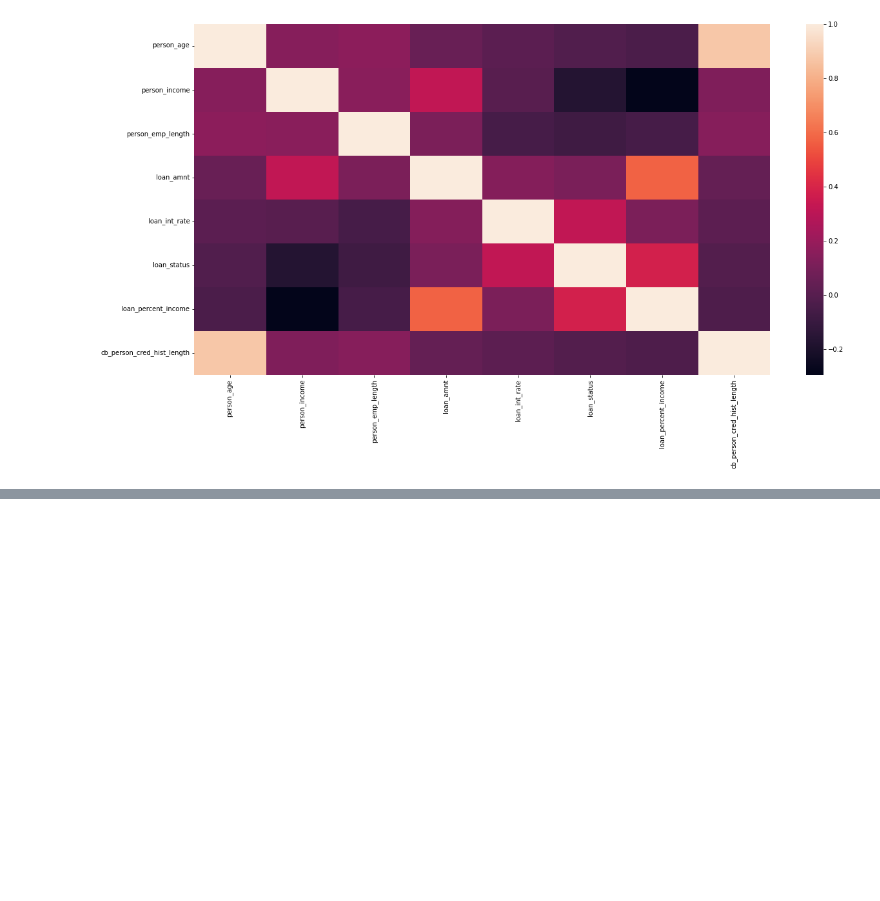
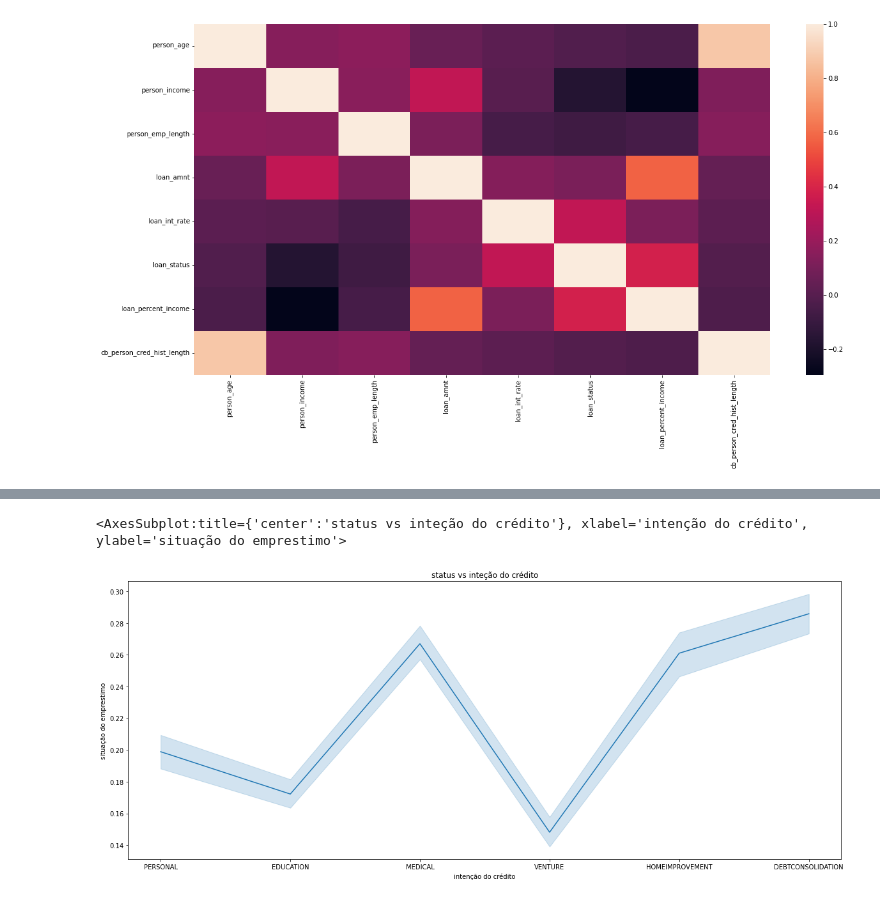
Before and after one commit to DougLeindecker/datascience, a Jupyter notebook: Untitled-1.ipynb, the cells around one changed output, grey strips where cells are left out. Cells and saved outputs as stored; diff of their text form; code cells hidden in the pictures; blank space fills up the shorter version.

```diff
--- a/Untitled-1.ipynb
+++ b/Untitled-1.ipynb
@@ -106,0 +126,10 @@ sns.heatmap(dados3.corr())
+# %%
+#Idade Vs situação da divida
+plt.figure(figsize=(20,8))
+plt.xlabel('intenção do crédito')
+plt.ylabel("situação do emprestimo")
+plt.title('status vs inteção do crédito')
+sns.lineplot(x=dados3['loan_intent'],y=dados3['loan_status'])
+# %% [output]
+<AxesSubplot:title={'center':'status vs inteção do crédito'}, xlabel='intenção do crédito', ylabel='situação do emprestimo'>
+[figure, added]
```
Also changed, not shown: parts of 6 cells of this notebook.
